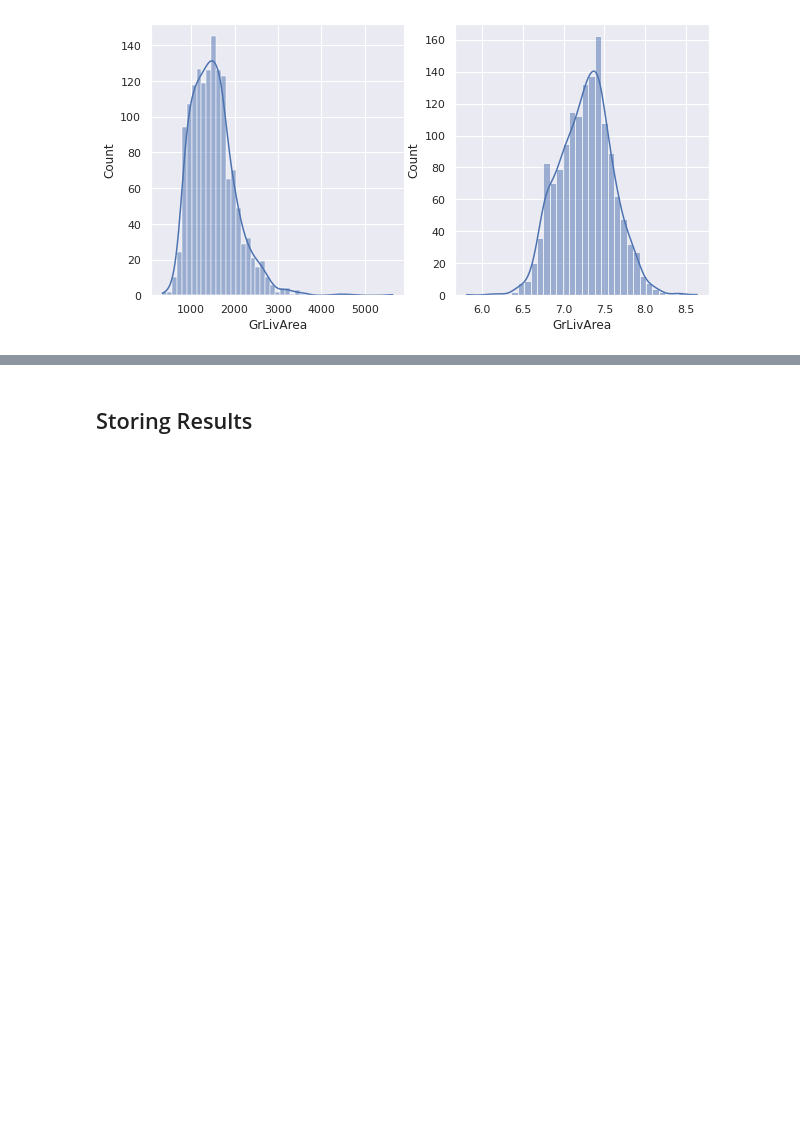
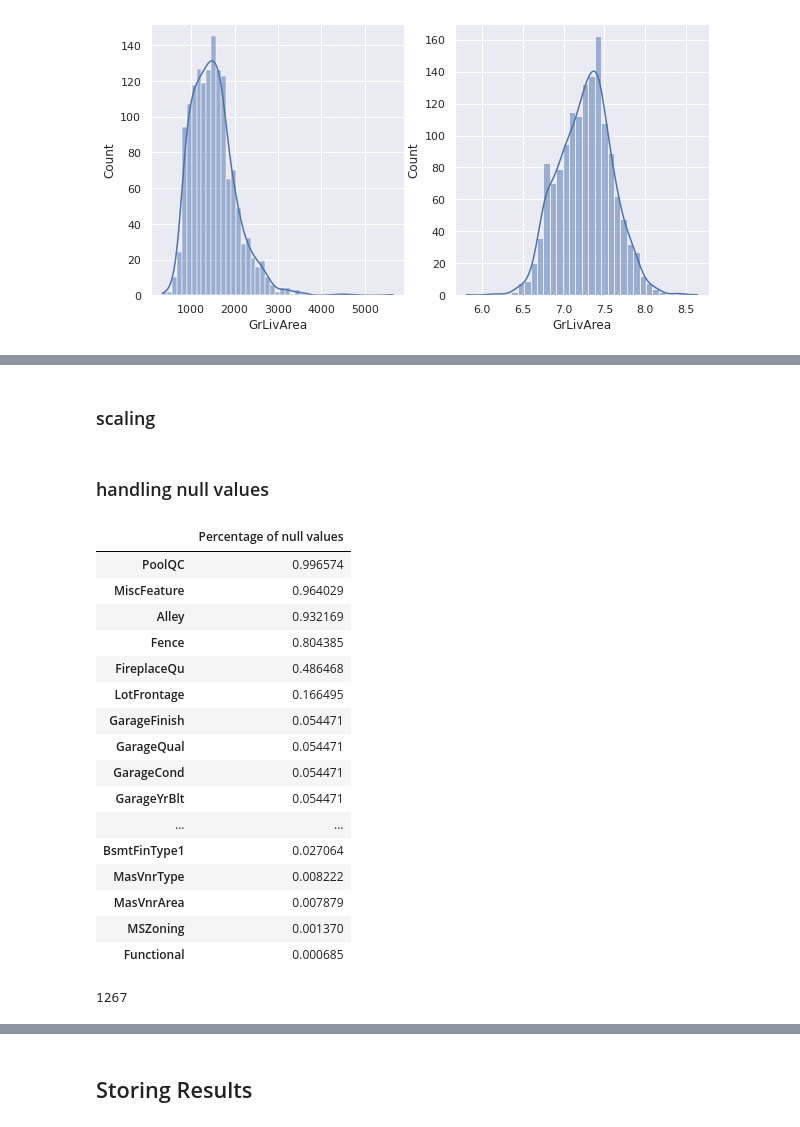
Before and after one commit to QazyBi/data-science-projects, a Jupyter notebook: house-prices/eda.ipynb, the cells around one changed output, grey strips where cells are left out. Saved outputs shown, nothing was run; the diff lists cells and outputs as text; code cells hidden in the pictures; blank space fills up the shorter version.

```diff
--- a/house-prices/eda.ipynb
+++ b/house-prices/eda.ipynb
@@ -225,0 +195,5 @@ plt.show();
+# %%
+train_target = train['SalePrice']
+train_data= train.drop(columns=['SalePrice'])
+# %%
+train_test = pd.concat([train_data, test], axis=0, sort=False)
@@ -225,0 +210,18 @@ plt.show();
+# %%
+train_target = np.log(train_target)
+train_test['GrLivArea'] = np.log(train_test['GrLivArea'])
+
+train_test['HasBsmt'] = pd.Series(len(train_test['TotalBsmtSF']), index=train_test.index)
+train_test['HasBsmt'] = 0
+train_test.loc[train_test['TotalBsmtSF']>0,'HasBsmt'] = 1
+
+train_test.loc[train_test['HasBsmt']==1,'TotalBsmtSF'] = np.log(train_test['TotalBsmtSF'])
+# %% [markdown]
+### scaling
+# %%
+from sklearn.preprocessing import StandardScaler
+
+scaler = StandardScaler()
+
+num_cols = train_test._get_numeric_data().columns.tolist()
+train_test.loc[:, num_cols] = scaler.fit_transform(train_test.loc[:, num_cols])
@@ -225,0 +232,27 @@ plt.show();
+# %% [markdown]
+### handling null values
+# %%
+# show portion of null values
+total_null = train_test.isnull().sum().sort_values(ascending=False)
+percentage = total_null / train_test.loc[:, total_null.index].isnull().count()
+
+percentage.name = 'Percentage of null values'
+pd.DataFrame(percentage).head(20)
+# %% [output]
+|  | Percentage of null values |
+| PoolQC | 0.996574 |
+| MiscFeature | 0.964029 |
+| Alley | 0.932169 |
+| Fence | 0.804385 |
+| FireplaceQu | 0.486468 |
+| LotFrontage | 0.166495 |
+| GarageFinish | 0.054471 |
+| GarageQual | 0.054471 |
+| GarageCond | 0.054471 |
+| GarageYrBlt | 0.054471 |
+| ... | ... |
+| BsmtFinType1 | 0.027064 |
+| MasVnrType | 0.008222 |
+| MasVnrArea | 0.007879 |
+| MSZoning | 0.001370 |
+| Functional | 0.000685 |
@@ -225,0 +265,5 @@ plt.show();
+# %%
+# still we have some null values to consider
+train_test.isnull().sum().sum()
+# %% [output]
+1267
```
Also changed, not shown: parts of 30 cells of this notebook.
